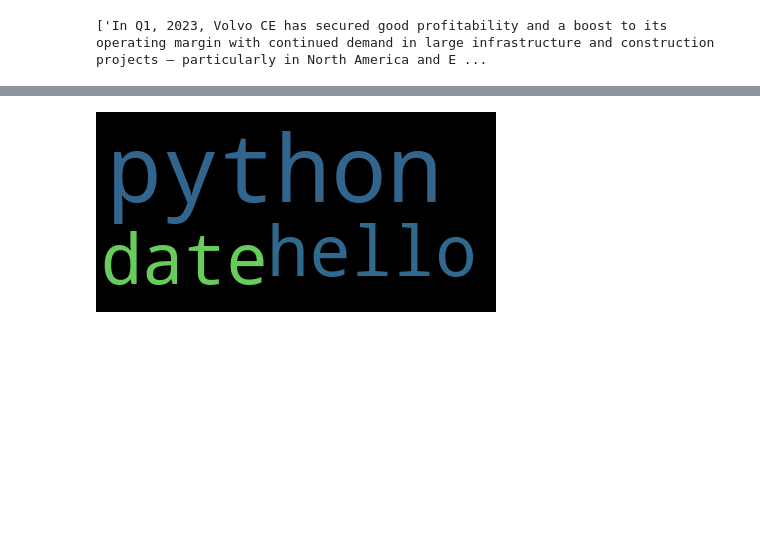
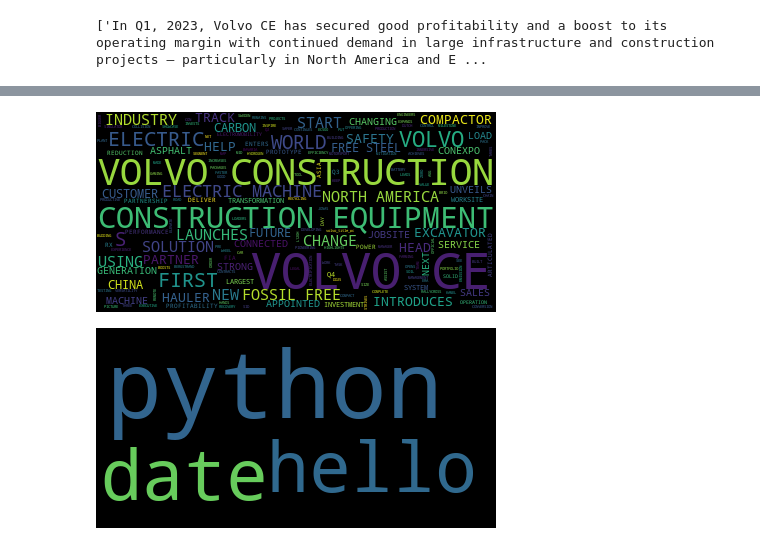
Before and after one commit to CE-MarketSensing/ConstructionEquipment, a Jupyter notebook: textmining/wordcloud_test.ipynb, the cells around one changed output, grey strips where cells are left out. Cells and saved outputs as stored; diff of their text form; code cells hidden in the pictures; blank space fills up the shorter version.

Commit message:
[volvo] wordcloud 테스트중

```diff
--- a/textmining/wordcloud_test.ipynb
+++ b/textmining/wordcloud_test.ipynb
@@ -50,0 +96,2 @@ print(volvo_texts)
+# %%
+volvo_title_df = open("volvo_title.csv", encoding="UTF-8").read()
@@ -51 +100,7 @@ print(volvo_texts)
+# %%
+wc = WordCloud()
+wc.generate_from_text(volvo_title_df)
+wc.to_image()
+# %% [output]
+[figure, added]
 # %%
```
Also changed, not shown: parts of 10 cells of this notebook.
